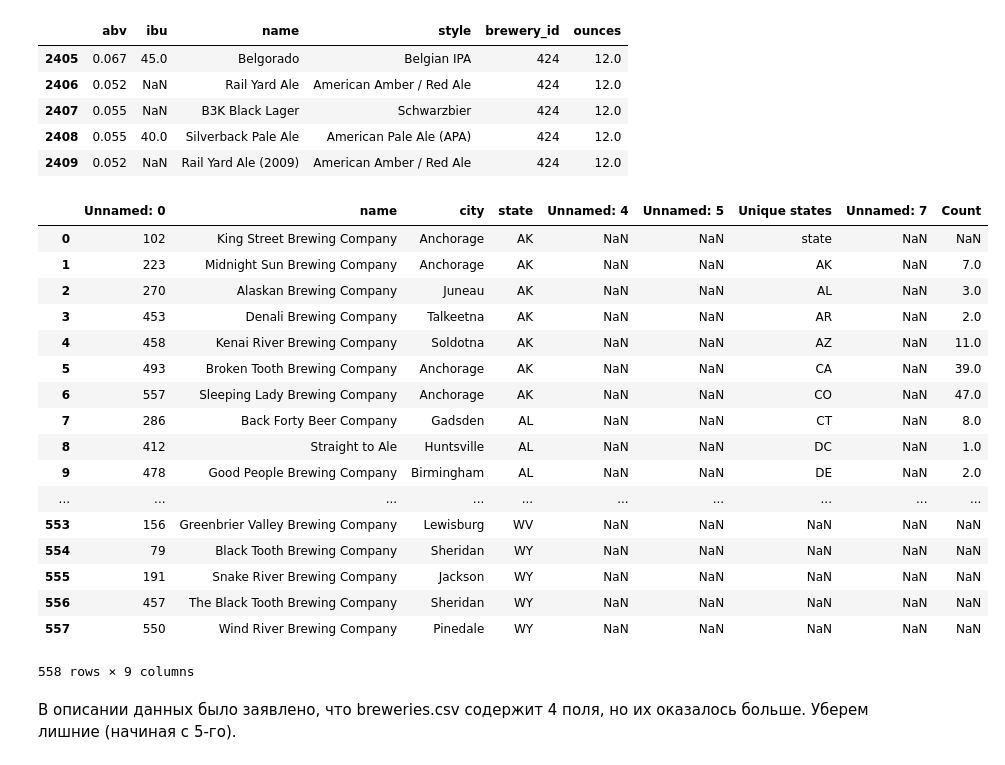
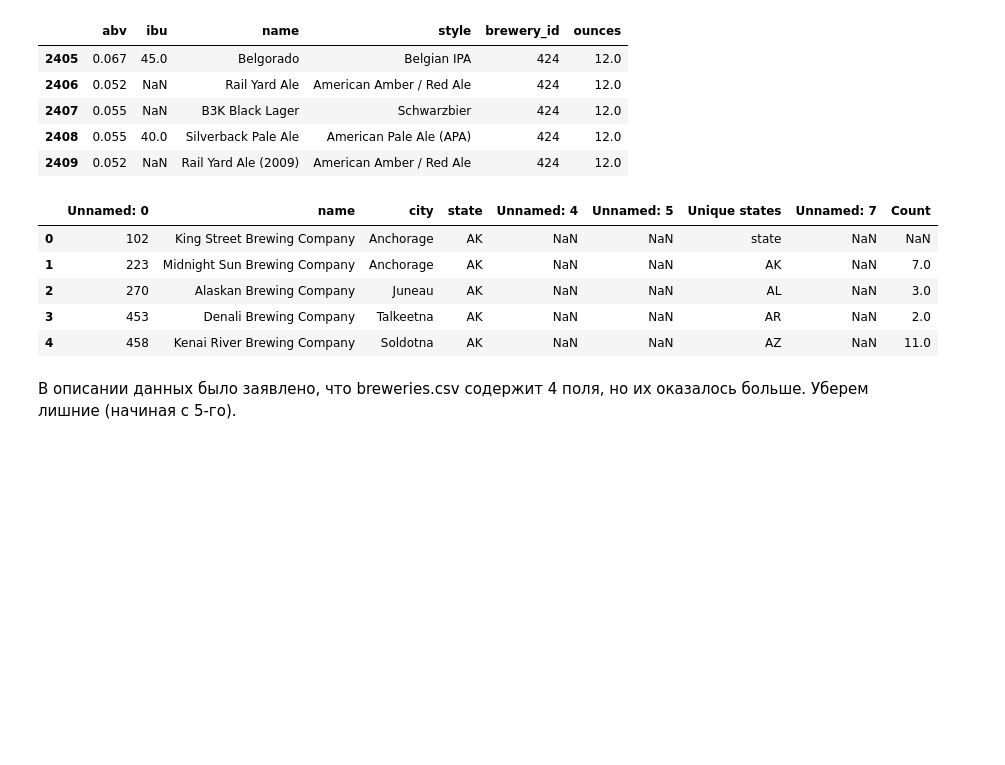
Before and after one commit to maximova136/MachineLearning, a Jupyter notebook: Lab1.ipynb, the cells around one changed output. Cells and saved outputs as stored; diff of their text form; code cells hidden in the pictures; blank space fills up the shorter version.

Commit message:
Reduce amount of data printed (#1)

```diff
--- a/Lab1.ipynb
+++ b/Lab1.ipynb
@@ -67,26 +55,14 @@ data.tail()
 # %%
 data2 = pd.read_csv('breweries.csv', sep=';', header=0, engine='python')
 # %%
-data2
+data2.head()
 # %% [output]
 |  | Unnamed: 0 | name | city | state | Unnamed: 4 | Unnamed: 5 | Unique states | Unnamed: 7 | Count |
 | 0 | 102 | King Street Brewing Company | Anchorage | AK | NaN | NaN | state | NaN | NaN |
 | 1 | 223 | Midnight Sun Brewing Company | Anchorage | AK | NaN | NaN | AK | NaN | 7.0 |
 | 2 | 270 | Alaskan Brewing Company | Juneau | AK | NaN | NaN | AL | NaN | 3.0 |
 | 3 | 453 | Denali Brewing Company | Talkeetna | AK | NaN | NaN | AR | NaN | 2.0 |
 | 4 | 458 | Kenai River Brewing Company | Soldotna | AK | NaN | NaN | AZ | NaN | 11.0 |
-| 5 | 493 | Broken Tooth Brewing Company | Anchorage | AK | NaN | NaN | CA | NaN | 39.0 |
-| 6 | 557 | Sleeping Lady Brewing Company | Anchorage | AK | NaN | NaN | CO | NaN | 47.0 |
-| 7 | 286 | Back Forty Beer Company | Gadsden | AL | NaN | NaN | CT | NaN | 8.0 |
-| 8 | 412 | Straight to Ale | Huntsville | AL | NaN | NaN | DC | NaN | 1.0 |
-| 9 | 478 | Good People Brewing Company | Birmingham | AL | NaN | NaN | DE | NaN | 2.0 |
-| ... | ... | ... | ... | ... | ... | ... | ... | ... | ... |
-| 553 | 156 | Greenbrier Valley Brewing Company | Lewisburg | WV | NaN | NaN | NaN | NaN | NaN |
-| 554 | 79 | Black Tooth Brewing Company | Sheridan | WY | NaN | NaN | NaN | NaN | NaN |
-| 555 | 191 | Snake River Brewing Company | Jackson | WY | NaN | NaN | NaN | NaN | NaN |
-| 556 | 457 | The Black Tooth Brewing Company | Sheridan | WY | NaN | NaN | NaN | NaN | NaN |
-| 557 | 550 | Wind River Brewing Company | Pinedale | WY | NaN | NaN | NaN | NaN | NaN |
-558 rows × 9 columns
 # %% [markdown]
 В описании данных было заявлено, что breweries.csv содержит 4 поля, но их оказалось больше. Уберем лишние (начиная с 5-го).
 # %%
```
Also changed, not shown: parts of 10 cells of this notebook, 1 other file.
